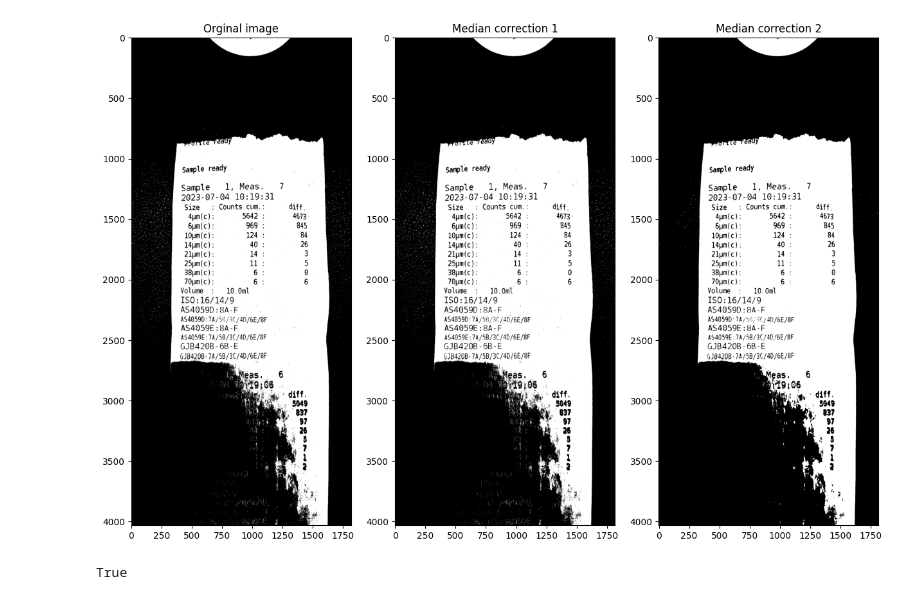
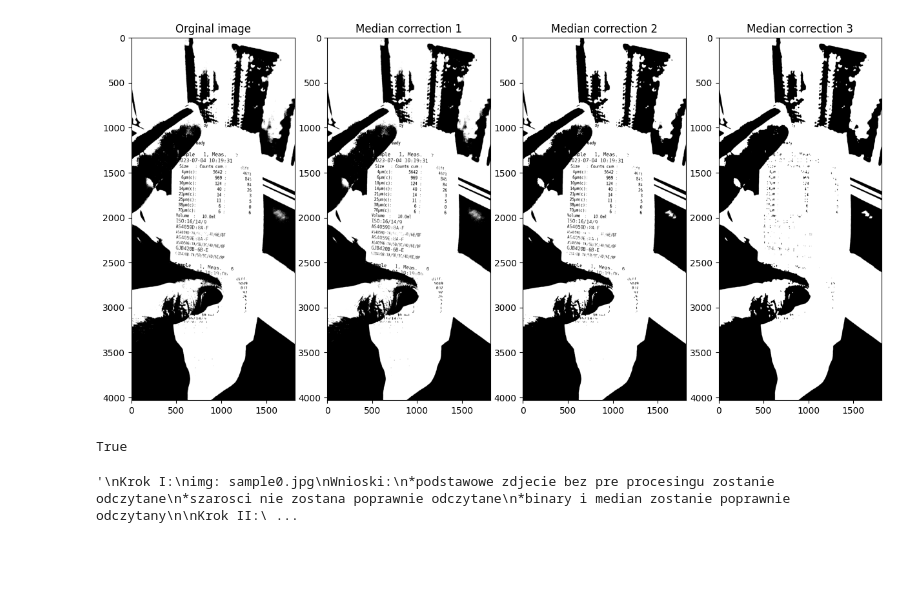
Before and after one commit to LukasZlocki/image_processing_labassistant, a Jupyter notebook: lab_assistant.ipynb, the cells around one changed output. Cells and saved outputs as stored; diff of their text form; code cells hidden in the pictures; blank space fills up the shorter version.

```diff
--- a/lab_assistant.ipynb
+++ b/lab_assistant.ipynb
@@ -6,6 +6,9 @@ import matplotlib.pyplot as plt
 
 from skimage import data, filters
 from scipy import fftpack
+# %%
+# loading samples
+img1 = cv2.imread('s01_light_daylight1.jpg')
 # %%
 # Image scaling
 
@@ -129,9 +147,6 @@ def median_filter(img, window):
     """
     median_filtrated_img = cv2.medianBlur(img, window)
     return median_filtrated_img
-# %%
-# loading samples
-img1 = cv2.imread('sample1.jpg')
 # %%
 # This is place to perform image processing
 
@@ -156,6 +171,11 @@ plt.show()
+# %%
+# Gamma correction - SUMMARY:
+# choose the best gamma here:
+img1_gamma_best = img1_gamma2
 # %%
 # image to binary
-img1_binary = image_to_binary(img1_gamma3)
+img1_binary = image_to_binary(img1_gamma_best)
+img1_binary_from_base_img = image_to_binary(img1_gray)
 # %%
 # Show filtered images
 plt.figure(figsize=(15, 10))
@@ -196,13 +223,15 @@ plt.show()
 # %%
 # code image MEDIAN filtering tests
 img1_median_filter1 = median_filter(img1_binary, 1)
 img1_median_filter2 = median_filter(img1_binary, 5)
+img1_median_filter3 = median_filter(img1_binary, 11)
 
 # Show MEDIAN filtered images
 plt.figure(figsize=(15, 10))
-plt.subplot(1, 3, 1), plt.imshow(img1_binary, cmap='gray'), plt.title('Orginal image')
-plt.subplot(1, 3, 2), plt.imshow(img1_median_filter1, cmap='gray'), plt.title('Median correction 1')
-plt.subplot(1, 3, 3), plt.imshow(img1_median_filter2, cmap='gray'), plt.title('Median correction 2')
+plt.subplot(1, 4, 1), plt.imshow(img1_binary, cmap='gray'), plt.title('Orginal image')
+plt.subplot(1, 4, 2), plt.imshow(img1_median_filter1, cmap='gray'), plt.title('Median correction 1')
+plt.subplot(1, 4, 3), plt.imshow(img1_median_filter2, cmap='gray'), plt.title('Median correction 2')
+plt.subplot(1, 4, 4), plt.imshow(img1_median_filter3, cmap='gray'), plt.title('Median correction 3')
 plt.show()
 # %% [output]
-[figure, old version]
+[figure, new version]
@@ -224,2 +270,36 @@ cv2.imwrite(path+"median.tif", img1_median_filter2)
 # %% [output]
 True
+# %%
+'''
+Krok I:
+img: sample0.jpg
+Wnioski:
+*podstawowe zdjecie bez pre procesingu zostanie odczytane
+*szarosci nie zostana poprawnie odczytane
+*binary i median zostanie poprawnie odczytany
+
+Krok II:
+img: s01_light_daylight1.jpg
+Wnioski:
+*podstawowe zdjecie error
+*dobrac korekty gamma
+*po korekcie gamma nie wyjdzie ,ale binary z gammy OK
+
+Krok III:
+img: s09_direct_to_strong_light_daylight1.jpg
+Wnioski:
+*po krokII i ustawieniach nie powinien odczytac zadnego ze zdjec - pobawic sie notatnikiem :)
+*podstawowe zdjecie error
+*dobrac korekty gamma
+*po korekcie gamma nie wyjdzie ,ale binary z gammy OK
+
+
+Krok IV:
+img: xxx.jpg
+Wnioski:
+
+
+
+'''
+# %% [output]
+'\nKrok I:\nimg: sample0.jpg\nWnioski:\n*podstawowe zdjecie bez pre procesingu zostanie odczytane\n*szarosci nie zostana poprawnie odczytane\n*binary i median zostanie poprawnie odczytany\n\nKrok II:\ ...
```
Also changed, not shown: parts of 9 cells of this notebook.
